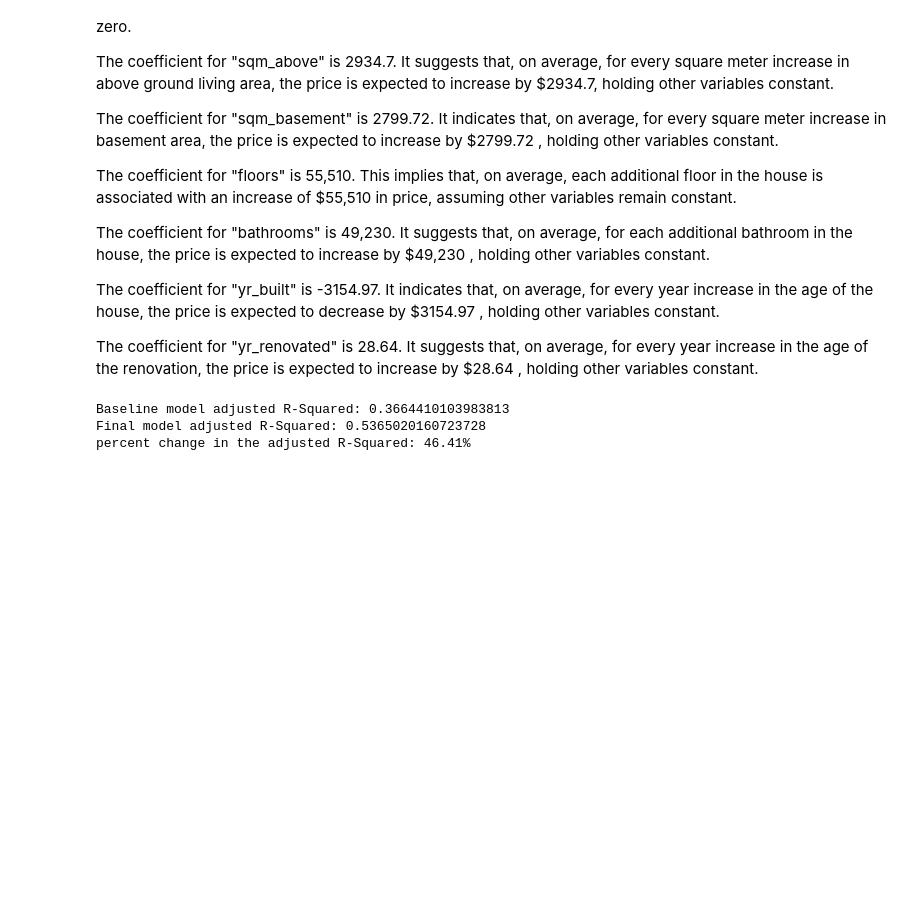
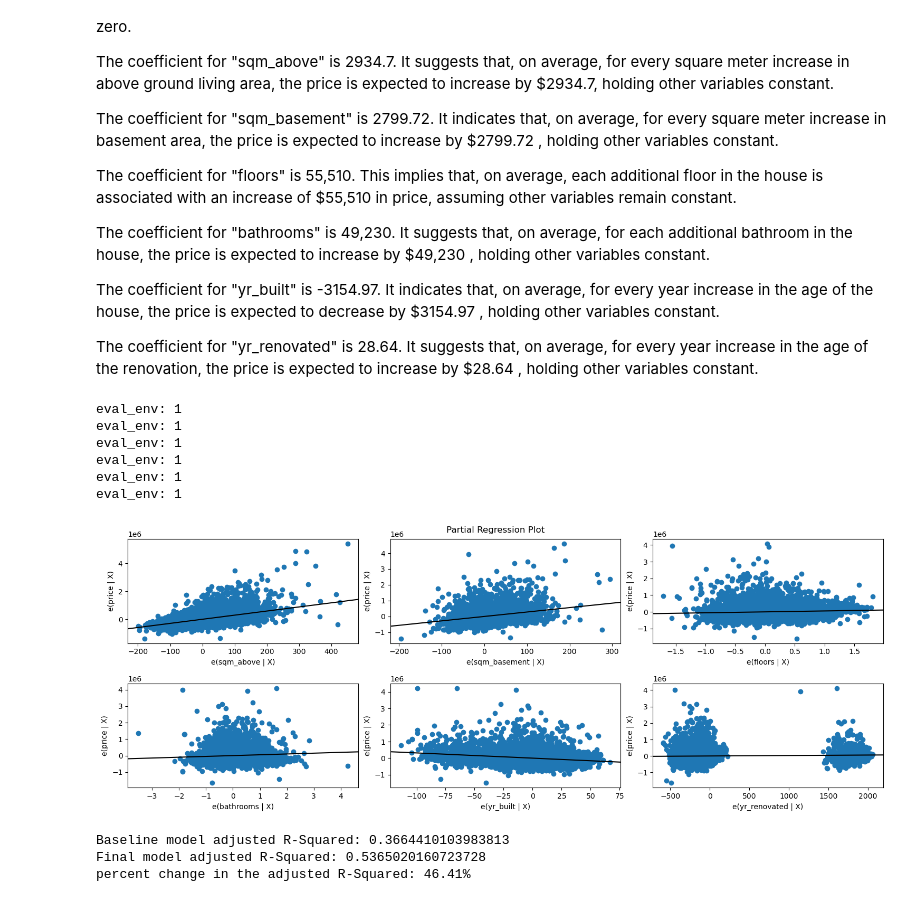
Before and after one commit to KiarieJeff/dsc-phase-2-project, a Jupyter notebook: student.ipynb, the cells around one changed output. Saved outputs shown, nothing was run; the diff lists cells and outputs as text; code cells hidden in the pictures; blank space fills up the shorter version.

```diff
--- a/student.ipynb
+++ b/student.ipynb
@@ -437,6 +455,22 @@ The coefficient for "bathrooms" is 49,230. It suggests that, on average, for eac
 The coefficient for "yr_built" is -3154.97. It indicates that, on average, for every year increase in the age of the house, the price is expected to decrease by $3154.97 , holding other variables constant.
 
 The coefficient for "yr_renovated" is 28.64. It suggests that, on average, for every year increase in the age of the renovation, the price is expected to increase by $28.64 , holding other variables constant.
+# %%
+fig = plt.figure(figsize=(15,8))
+sm.graphics.plot_partregress_grid(
+    X_multi2_results,
+    exog_idx=list(df4.columns.values),
+    grid=(3,3),
+    fig=fig)
+plt.show()
+# %% [output]
+eval_env: 1
+eval_env: 1
+eval_env: 1
+eval_env: 1
+eval_env: 1
+eval_env: 1
+[figure, added]
 # %%
 chng2 = (X_multi2_results.rsquared_adj - baseline_results.rsquared_adj)/baseline_results.rsquared_adj
 prcnt_chng2 = chng2 * 100
```
Also changed, not shown: parts of 9 cells of this notebook, 3 other files.
